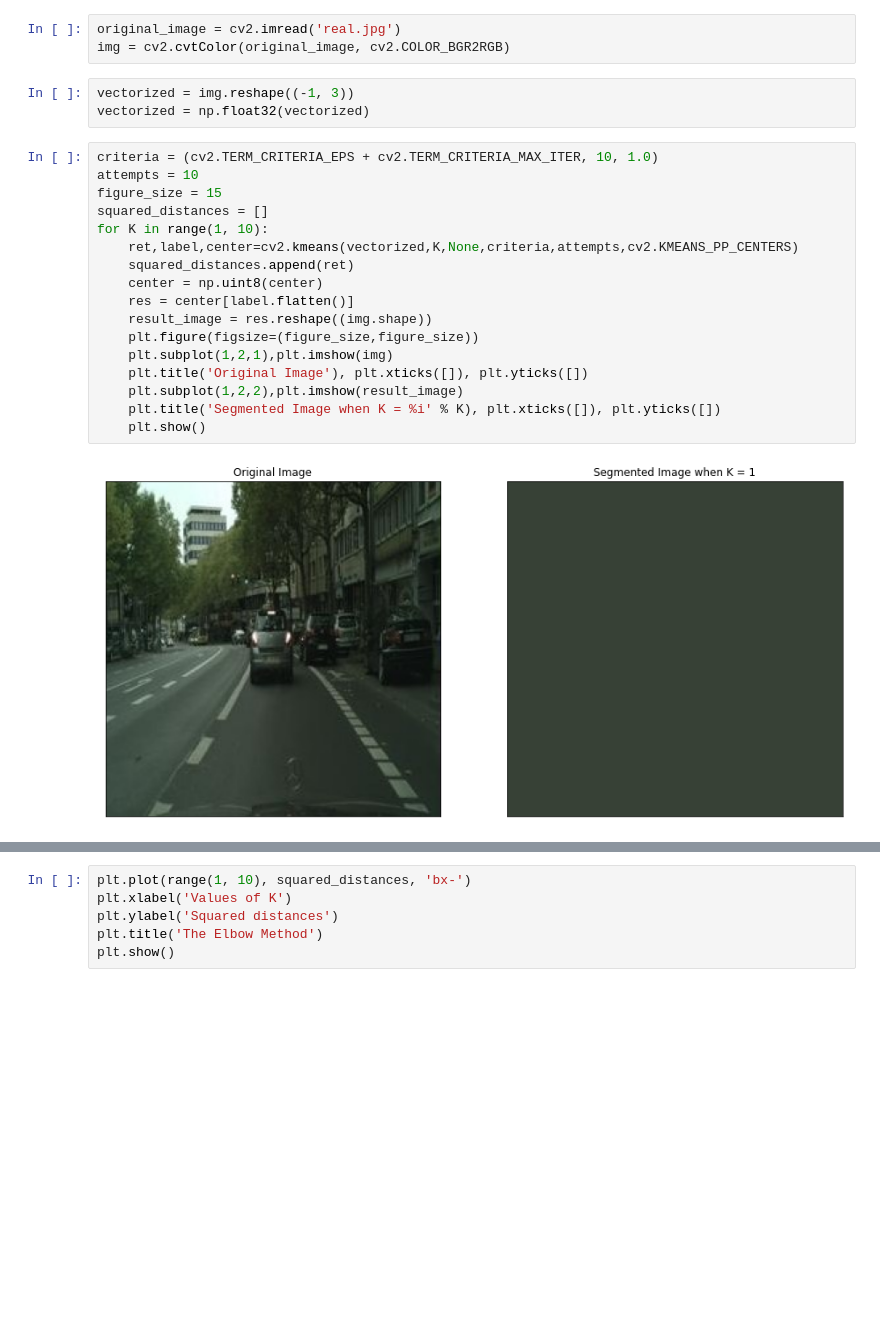
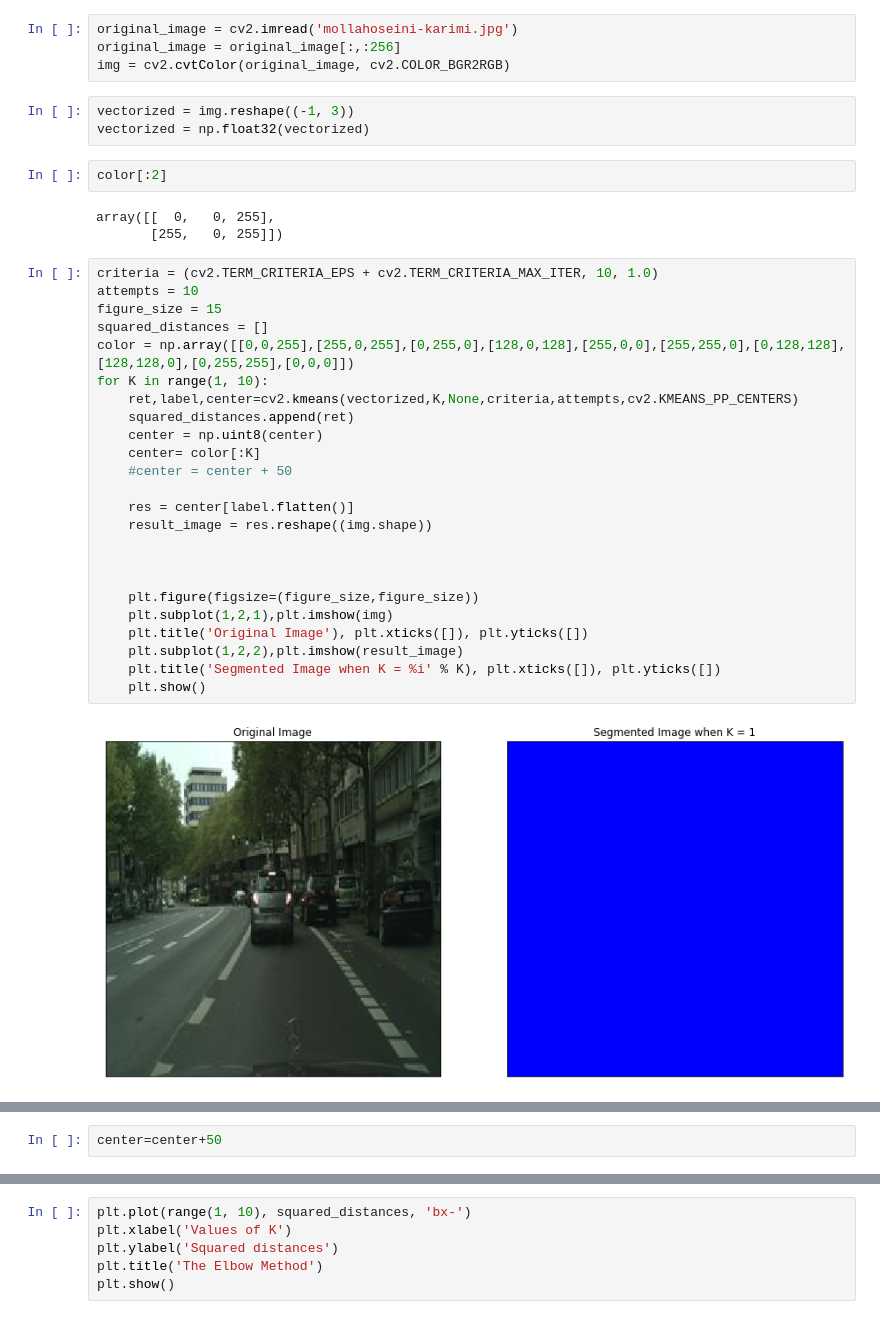
Before and after one commit to fatemehkarimi/computational-intelligence-homeworks, a Jupyter notebook: hw4/hw4_fatemehkarimi.ipynb, the cells around one changed output, grey strips where cells are left out. Cells and saved outputs as stored; diff of their text form; blank space fills up the shorter version.

Commit message:
colorful_image

```diff
--- a/hw4/hw4_fatemehkarimi.ipynb
+++ b/hw4/hw4_fatemehkarimi.ipynb
@@ -3,27 +3,40 @@ import numpy as np
 import cv2
 import matplotlib.pyplot as plt
 # %%
-original_image = cv2.imread('real.jpg')
+original_image = cv2.imread('mollahoseini-karimi.jpg')
+original_image = original_image[:,:256]
 img = cv2.cvtColor(original_image, cv2.COLOR_BGR2RGB)
 # %%
 vectorized = img.reshape((-1, 3))
 vectorized = np.float32(vectorized)
+# %%
+color[:2]
+# %% [output]
+array([[  0,   0, 255],
+       [255,   0, 255]])
 # %%
 criteria = (cv2.TERM_CRITERIA_EPS + cv2.TERM_CRITERIA_MAX_ITER, 10, 1.0)
 attempts = 10
 figure_size = 15
 squared_distances = []
+color = np.array([[0,0,255],[255,0,255],[0,255,0],[128,0,128],[255,0,0],[255,255,0],[0,128,128],[128,128,0],[0,255,255],[0,0,0]])
 for K in range(1, 10):
     ret,label,center=cv2.kmeans(vectorized,K,None,criteria,attempts,cv2.KMEANS_PP_CENTERS)
     squared_distances.append(ret)
     center = np.uint8(center)
+    center= color[:K]
+    #center = center + 50
+
     res = center[label.flatten()]
     result_image = res.reshape((img.shape))
+
+
+
     plt.figure(figsize=(figure_size,figure_size))
     plt.subplot(1,2,1),plt.imshow(img)
     plt.title('Original Image'), plt.xticks([]), plt.yticks([])
     plt.subplot(1,2,2),plt.imshow(result_image)
     plt.title('Segmented Image when K = %i' % K), plt.xticks([]), plt.yticks([])
     plt.show()
 # %% [output]
-[figure, old version]
+[figure, new version]
@@ -37,0 +51,2 @@ for K in range(1, 10):
+# %%
+center=center+50
```
Also changed, not shown: parts of 5 cells of this notebook.
